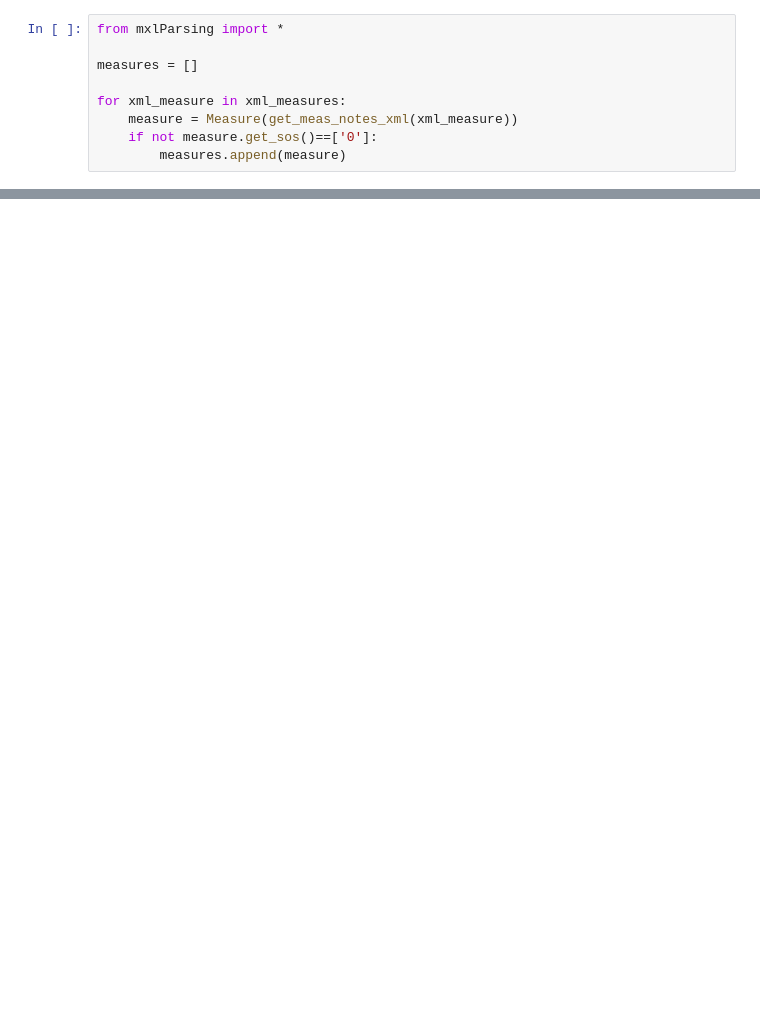
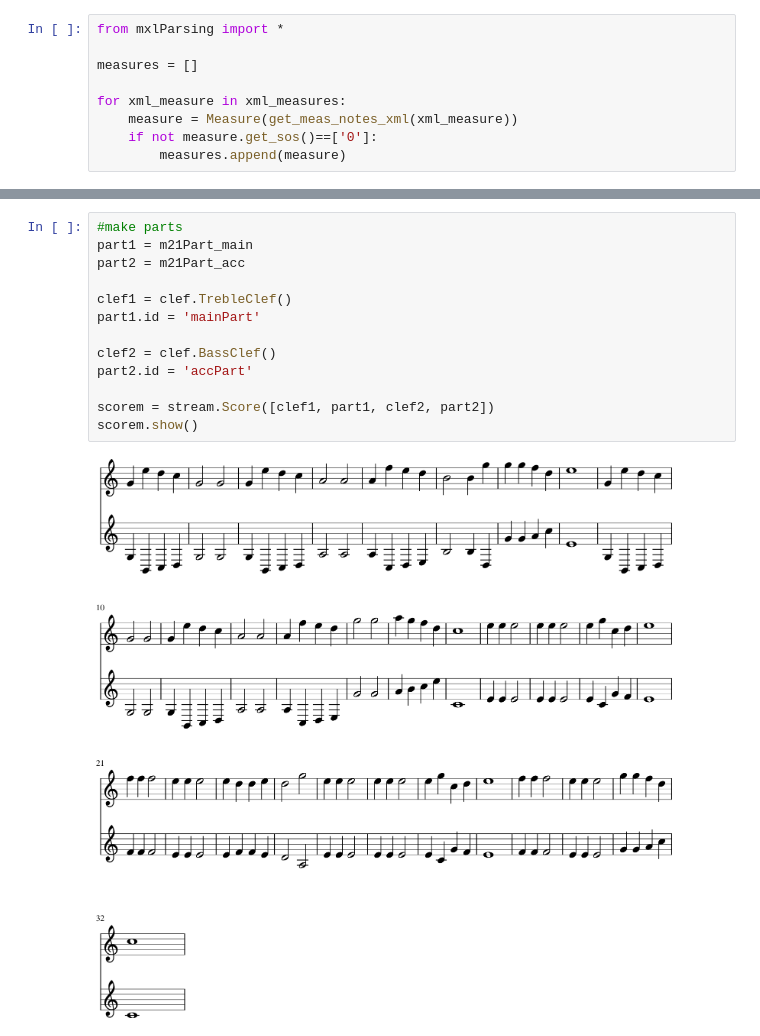
Before and after one commit to EvaArevalo/AIMusicFinalProject, a Jupyter notebook: PartB/ChordIversion.ipynb, the cells around one changed output, grey strips where cells are left out. Saved outputs shown, nothing was run; the diff lists cells and outputs as text; blank space fills up the shorter version.

```diff
--- a/PartB/ChordIversion.ipynb
+++ b/PartB/ChordIversion.ipynb
@@ -167,0 +282,15 @@ s2.show()
+# %%
+#make parts
+part1 = m21Part_main
+part2 = m21Part_acc
+
+clef1 = clef.TrebleClef()
+part1.id = 'mainPart'
+
+clef2 = clef.BassClef()
+part2.id = 'accPart'
+
+scorem = stream.Score([clef1, part1, clef2, part2])
+scorem.show()
+# %% [output]
+[figure, added]
```
Also changed, not shown: parts of 27 cells of this notebook, 2 other files.
